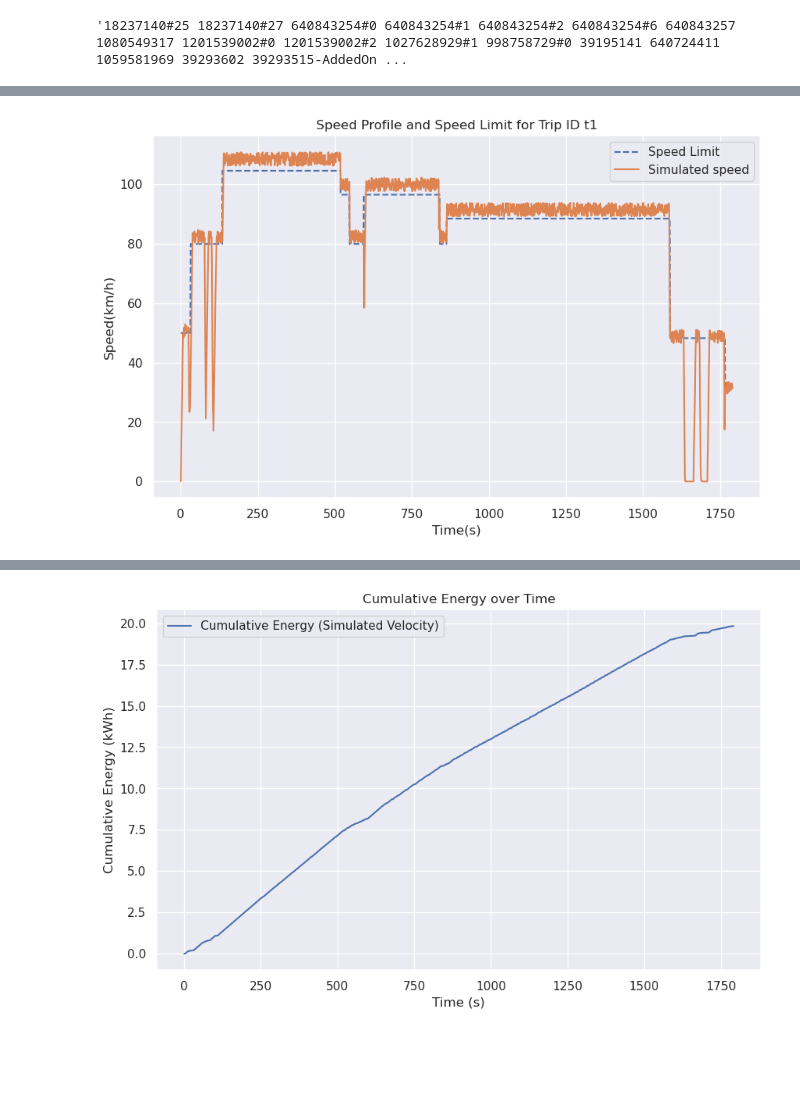
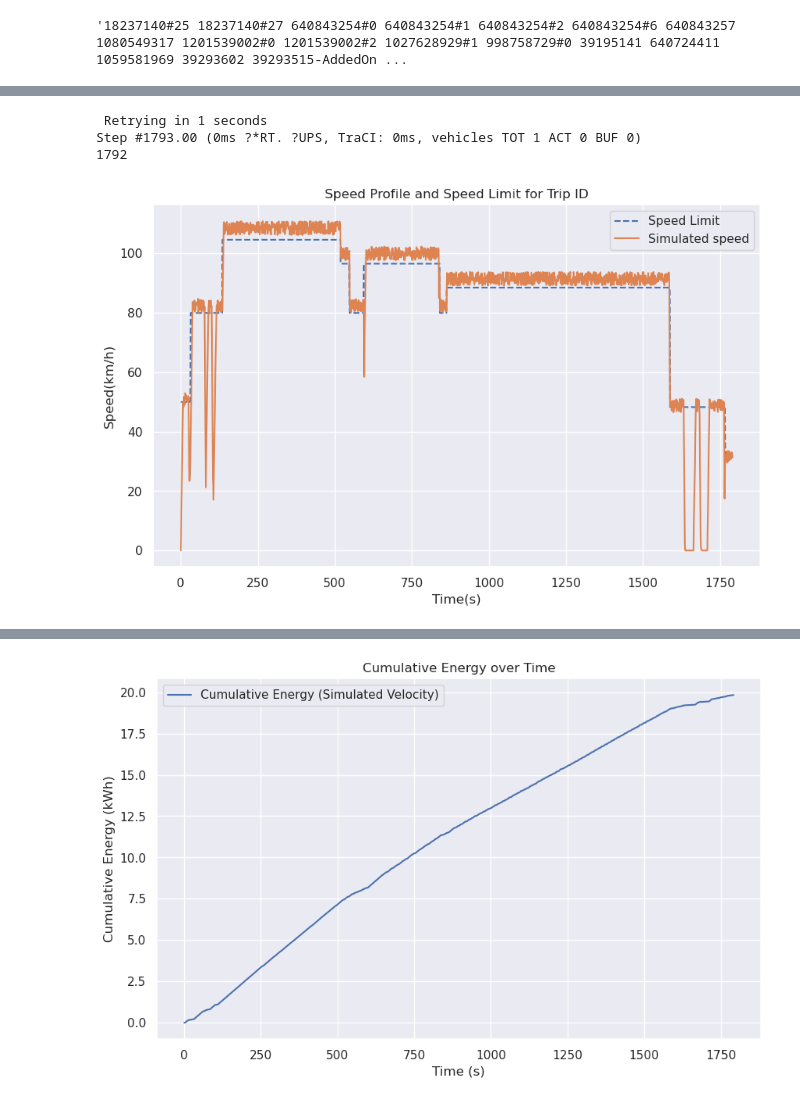
Before and after one commit to yang-mingzhou/syntheticVehicleData, a Jupyter notebook: simulation.ipynb, the cells around one changed output, grey strips where cells are left out. Drawn from its saved outputs; the diff is of its cells as text; code cells hidden in the pictures; blank space fills up the shorter version.

Commit message:
simulation for one trip

```diff
--- a/simulation.ipynb
+++ b/simulation.ipynb
@@ -37,3 +34,6 @@ net = sumolib.net.readNet('data/Minneapolis.net.xml')
+# %%
+net_file = 'data/Minneapolis.net.xml'
+net = sumolib.net.readNet(netfile)
 # %%
 def read_matched_trip_data(csv_file):
     # Read the CSV file into a DataFrame
@@ -243,7 +262,5 @@ def save_sumo_config_to_file(net_file, route_file, begin, end, step_length, file
 begin = 0
 end = 10800
 step_length = 1
-file_name_config = "sumoConfig/sumo.sumocfg"
-route_file = "../data/complete_routes.rou.xml"
-net_file = "../data/Minneapolis.net.xml"
-save_sumo_config_to_file(net_file, route_file, begin, end, step_length, file_name_config)
+file_name_config = "sumo.sumocfg"
+save_sumo_config_to_file(net_file, complete_route_file, begin, end, step_length, file_name_config)
@@ -312,3 +307,11 @@ Step #1793.00 (0ms ?*RT. ?UPS, TraCI: 6ms, vehicles TOT 1 ACT 0 BUF 0)
+# %%
+vehicle_ids = ["t1"]
+velocity_data, edgeSeq_data = sumo_simulation(file_name_config, vehicle_ids)
+print(len(velocity_data["t1"]))
+# %% [output]
+ Retrying in 1 seconds
+Step #1793.00 (0ms ?*RT. ?UPS, TraCI: 0ms, vehicles TOT 1 ACT 0 BUF 0)
+1792
 # %%
 velocityProfile = velocity_data["t1"]
 velocityProfile = [3.6*x for x in velocityProfile]
@@ -324,21 +327,21 @@ for edge in edgeSeq:
 # %%
 # Plotting
 plt.figure(figsize=(10, 6))
 
 # Plot the speed limits
 plt.plot(all_speedLimits, label='Speed Limit', linestyle='--')
 
 # Plot the simulated speed
 plt.plot(velocityProfile, label='Simulated speed')
 
 
 # Adding titles and labels
-plt.title(f'Speed Profile and Speed Limit for Trip ID {trip_id}')
+plt.title(f'Speed Profile and Speed Limit for Trip ID')
 plt.xlabel('Time(s)')
 plt.ylabel('Speed(km/h)')
 plt.legend()
 
 plt.show()
 # %% [output]
-[figure, old version]
+[figure, new version]
 # %%
```
Also changed, not shown: parts of 19 cells of this notebook, 1 other file.
